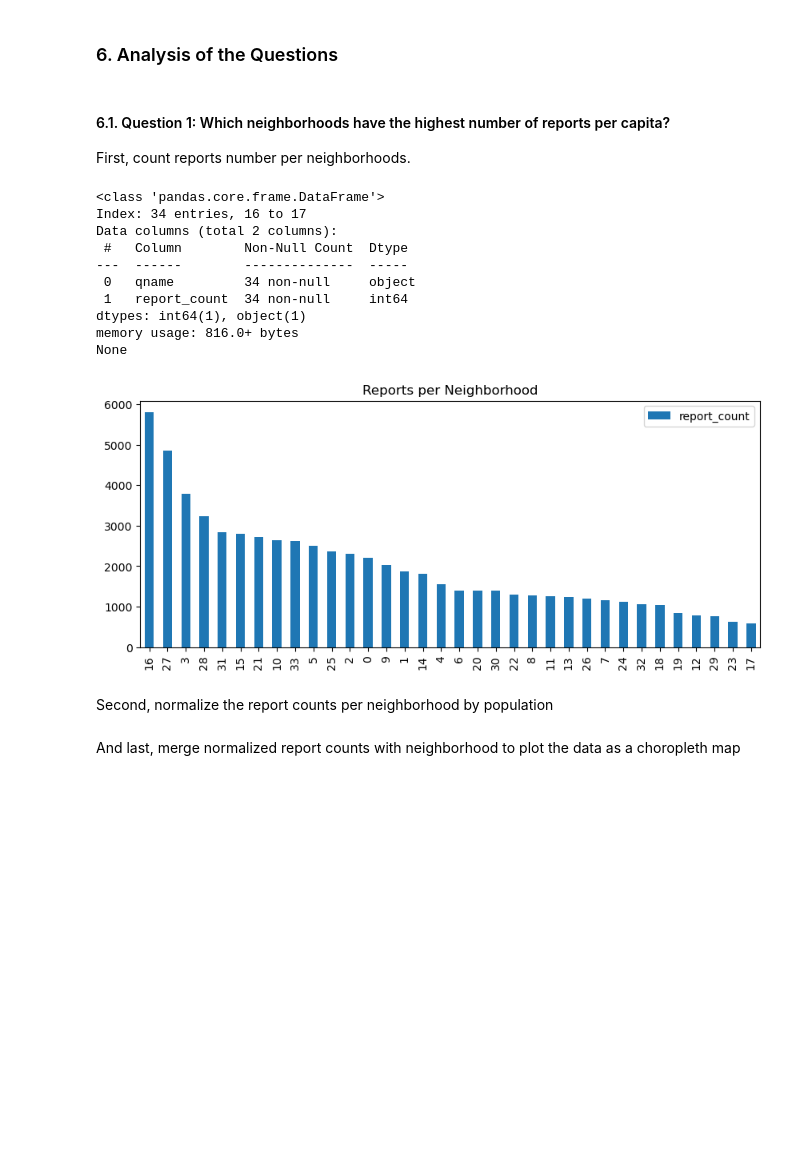
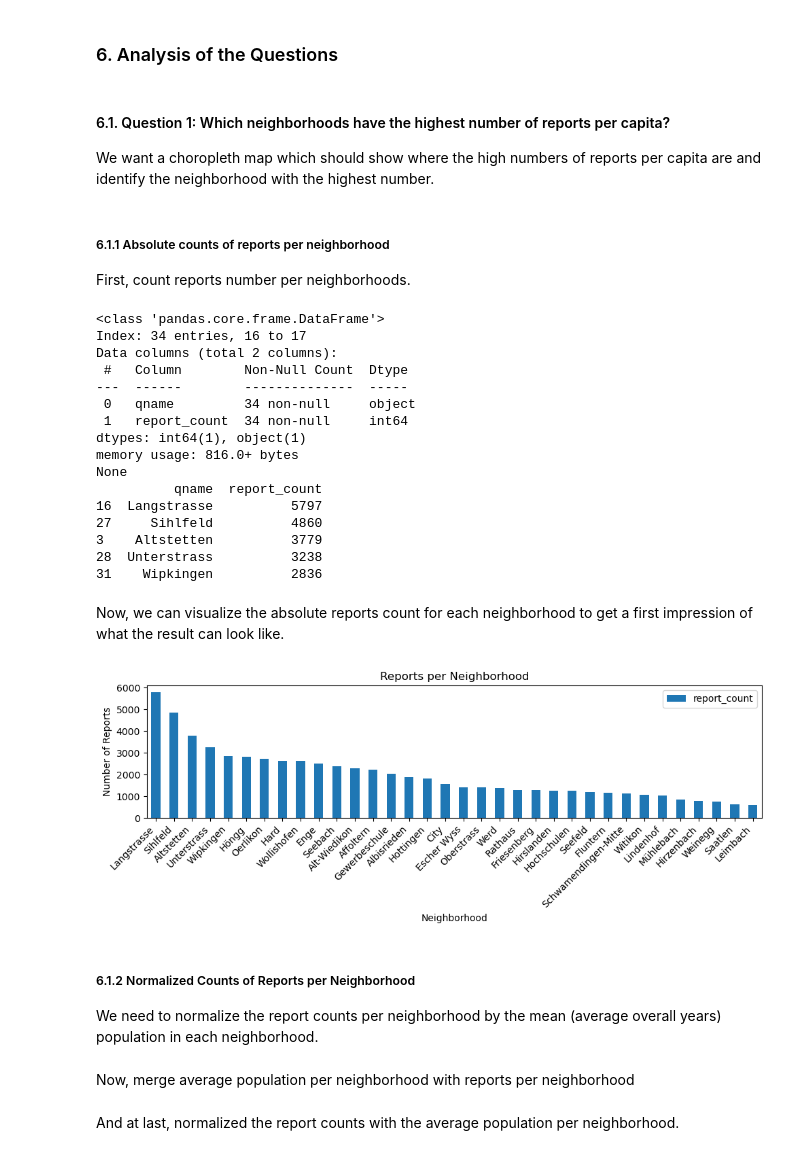
Before and after one commit to 0001jr/zurich-wie-neu, a Jupyter notebook: notebooks/zuri-wie-neu.ipynb, the cells around one changed output. Drawn from its saved outputs; the diff is of its cells as text; code cells hidden in the pictures; blank space fills up the shorter version.

```diff
--- a/notebooks/zuri-wie-neu.ipynb
+++ b/notebooks/zuri-wie-neu.ipynb
@@ -408,7 +446,11 @@ Polulation has already an attribute for neighborhoods
 # %% [markdown]
 #### 5.1. Spatial Join Reports Dataset with Neighborhoods Dataset
 # %%
-reports_joined_neighborhoods = gpd.sjoin(reports_cleaned,neighborhoods_cleaned,how="left",predicate="within")
+reports_joined_neighborhoods = gpd.sjoin(
+    reports_cleaned,
+    neighborhoods_cleaned,
+    how="left",
+    predicate="within")
 
 # have a look at the joined dataset
 print(reports_joined_neighborhoods.info())
@@ -438,7 +480,11 @@ dtype: int64
 # %% [markdown]
 #### 6.1. Question 1: Which neighborhoods have the highest number of reports per capita?
 
-First, count reports number per neighborhoods.
+We want a choropleth map which should show where the high numbers of reports per capita are and identify the neighborhood with the highest number.
+# %% [markdown]
+##### 6.1.1 Absolute counts of reports per neighborhood
+
+First, count reports number per neighborhoods.
 # %%
 # Ensure reports_joined_neighborhoods has required column
 assert "qname" in reports_joined_neighborhoods.columns, "Missing neighborhood column (qname)."
@@ -453,6 +499,7 @@ reports_per_neighborhood = (
 # Validate result is not empty
 assert len(reports_per_neighborhood) > 0, "Aggregation failed: no neighborhood reports found."
 print(reports_per_neighborhood.info())
+print(reports_per_neighborhood.head())
 # %% [output]
 <class 'pandas.core.frame.DataFrame'>
 Index: 34 entries, 16 to 17
@@ -464,12 +511,32 @@ Data columns (total 2 columns):
 dtypes: int64(1), object(1)
 memory usage: 816.0+ bytes
 None
+          qname  report_count
+16  Langstrasse          5797
+27     Sihlfeld          4860
+3    Altstetten          3779
+28  Unterstrass          3238
+31    Wipkingen          2836
-# %%
-# plot reports number per neighborhood
-reports_per_neighborhood.plot(kind="bar", figsize=(10,4))
-plt.title("Reports per Neighborhood")
-plt.show()
-# %% [output]
-[figure, removed]
+# %% [markdown]
+Now, we can visualize the absolute reports count for each neighborhood to get a first impression of what the result can look like.
+# %%
+# plot the reports per neighborhood in a bar plot
+reports_per_neighborhood.plot(
+    kind="bar",
+    x="qname",
+    y="report_count",
+    figsize=(10,4)
+)
+
+plt.title("Reports per Neighborhood")
+plt.xlabel("Neighborhood")
+plt.ylabel("Number of Reports")
+plt.xticks(rotation=45, ha="right")
+plt.tight_layout()
+plt.show()
+# %% [output]
+[figure, added]
 # %% [markdown]
-Second, normalize the report counts per neighborhood by population
+##### 6.1.2 Normalized Counts of Reports per Neighborhood
+
+We need to normalize the report counts per neighborhood by the mean (average overall years) population in each neighborhood.
@@ -476,2 +550,2 @@ Second, normalize the report counts per neighborhood by population
 # %% [markdown]
-And last, merge normalized report counts with neighborhood to plot the data as a choropleth map
+Now, merge average population per neighborhood with reports per neighborhood
@@ -477,0 +559,2 @@ And last, merge normalized report counts with neighborhood to plot the data as a
+# %% [markdown]
+And at last, normalized the report counts with the average population per neighborhood.
```
Also changed, not shown: parts of 13 cells of this notebook.
